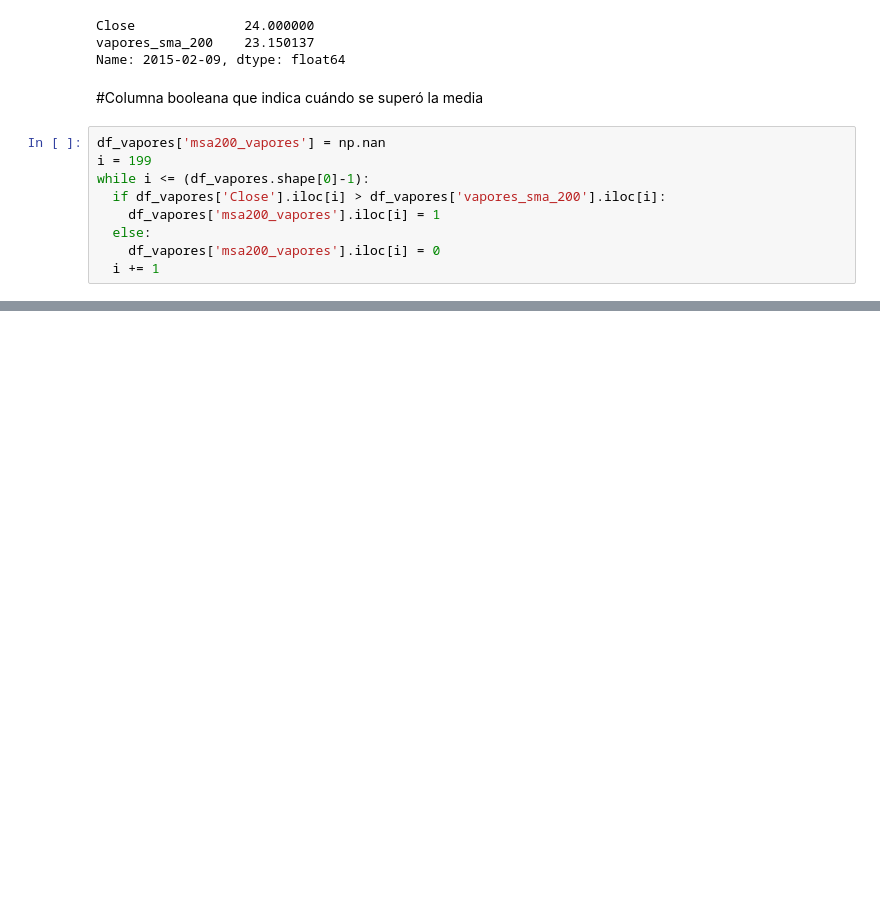
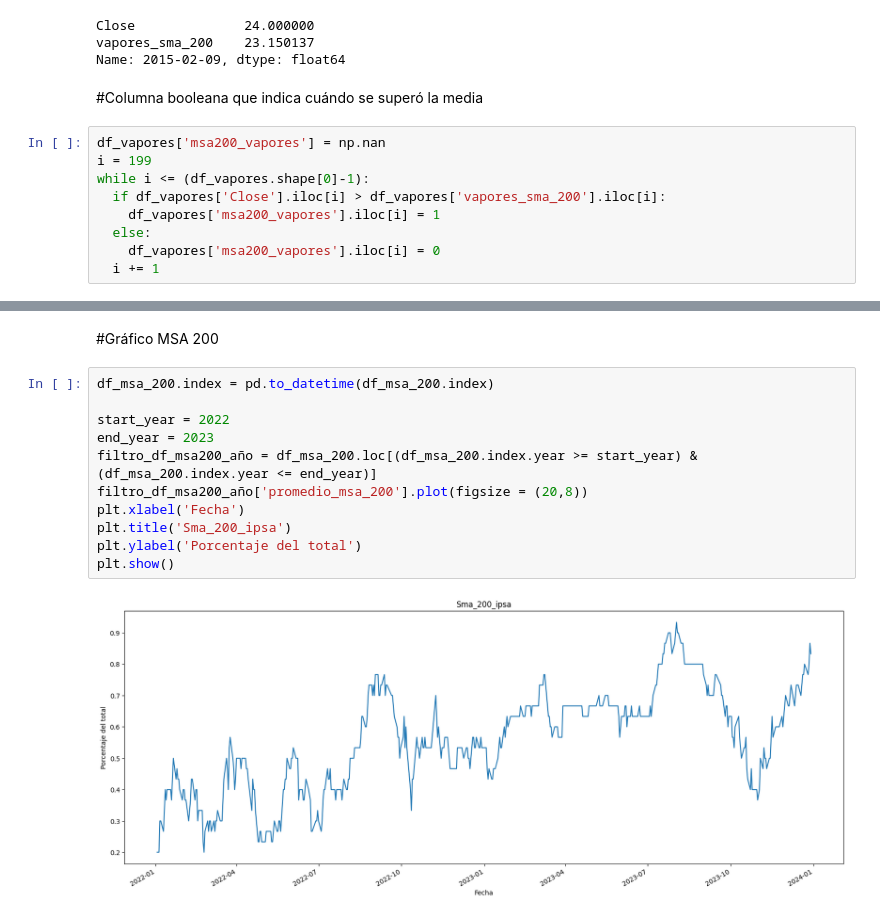
Before and after one commit to CristianNac/IPSA-Stochastic-SMA-Analysis, a Jupyter notebook: IPSA_SMA200.ipynb, the cells around one changed output, grey strips where cells are left out. Cells and saved outputs as stored; diff of their text form; blank space fills up the shorter version.

Commit message:
Se añadíó el gráfico de sma 200

```diff
--- a/IPSA_SMA200.ipynb
+++ b/IPSA_SMA200.ipynb
@@ -1278,0 +1336,15 @@ while i <= (df_vapores.shape[0]-1):
+# %% [markdown]
+#Gráfico MSA 200
+# %%
+df_msa_200.index = pd.to_datetime(df_msa_200.index)
+
+start_year = 2022
+end_year = 2023
+filtro_df_msa200_año = df_msa_200.loc[(df_msa_200.index.year >= start_year) & (df_msa_200.index.year <= end_year)]
+filtro_df_msa200_año['promedio_msa_200'].plot(figsize = (20,8))
+plt.xlabel('Fecha')
+plt.title('Sma_200_ipsa')
+plt.ylabel('Porcentaje del total')
+plt.show()
+# %% [output]
+[figure, added]
```
Also changed, not shown: parts of 8 cells of this notebook.
